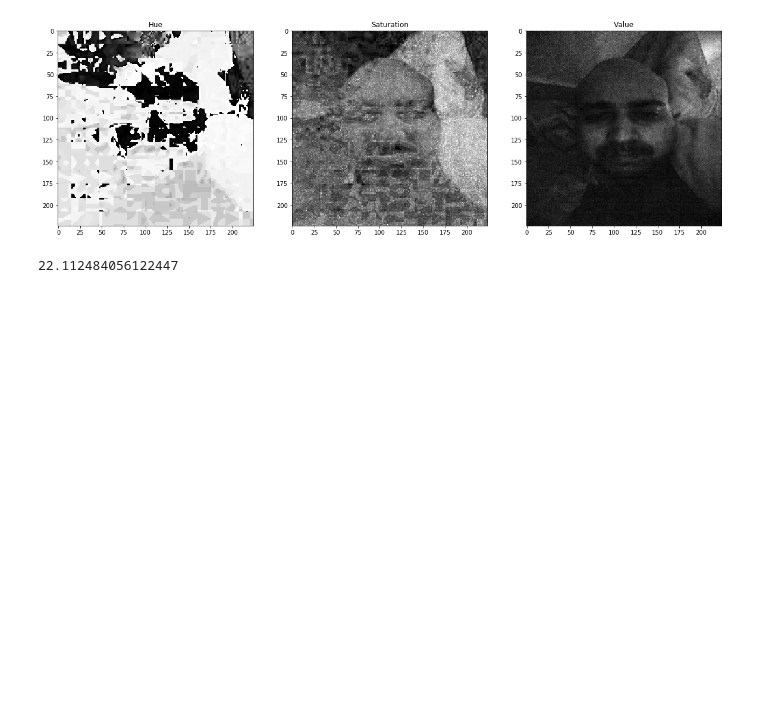
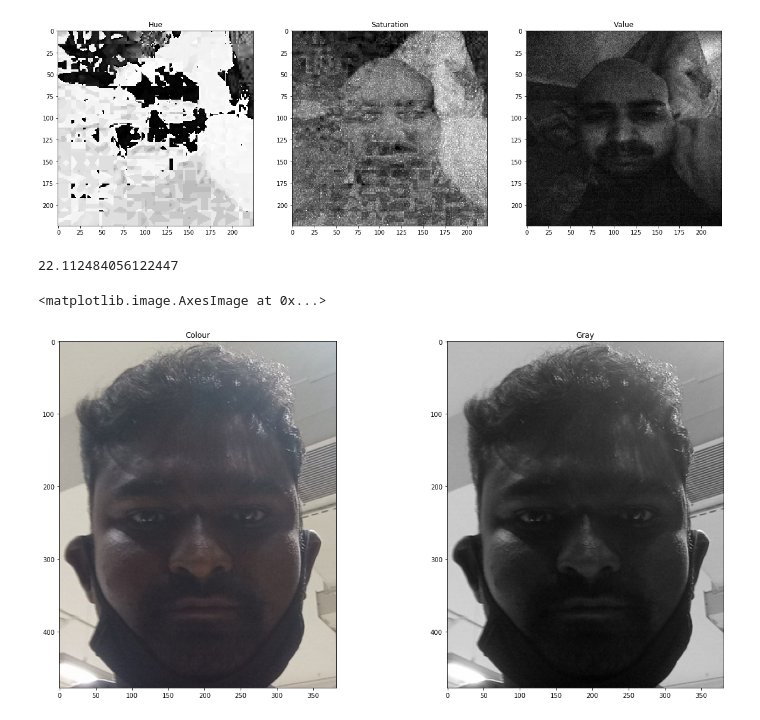
Before and after one commit to enlighter/learnML, a Jupyter notebook: learn/computer-vision/experiments/Load dark image - play color channels.ipynb, the cells around one changed output. Drawn from its saved outputs; the diff is of its cells as text; code cells hidden in the pictures; blank space fills up the shorter version.

```diff
--- a/learn/computer-vision/experiments/Load dark image - play color channels.ipynb
+++ b/learn/computer-vision/experiments/Load dark image - play color channels.ipynb
@@ -70,3 +70,24 @@ ax3.imshow(v, cmap='gray')
 np.mean(v)
 # %% [output]
 22.112484056122447
+# %%
+# Read in the image
+image = cv2.imread('darkLight/e38b98a48ba32d2aa7f5074c8a49aad3_image2.png')
+
+# Make a copy of the image
+image_copy = np.copy(image)
+
+# Change color to RGB (from BGR)
+image = cv2.cvtColor(image_copy, cv2.COLOR_BGR2RGB)
+gray_image = cv2.cvtColor(image_copy, cv2.COLOR_BGR2GRAY)
+
+f, (ax1, ax2) = plt.subplots(1, 2, figsize=(20,10))
+
+ax1.set_title('Colour')
+ax1.imshow(image)
+
+ax2.set_title('Gray')
+ax2.imshow(gray_image, cmap='gray')
+# %% [output]
+<matplotlib.image.AxesImage at 0x...>
+[figure, added]
```
Also changed, not shown: parts of 4 cells of this notebook, 1 other file.
